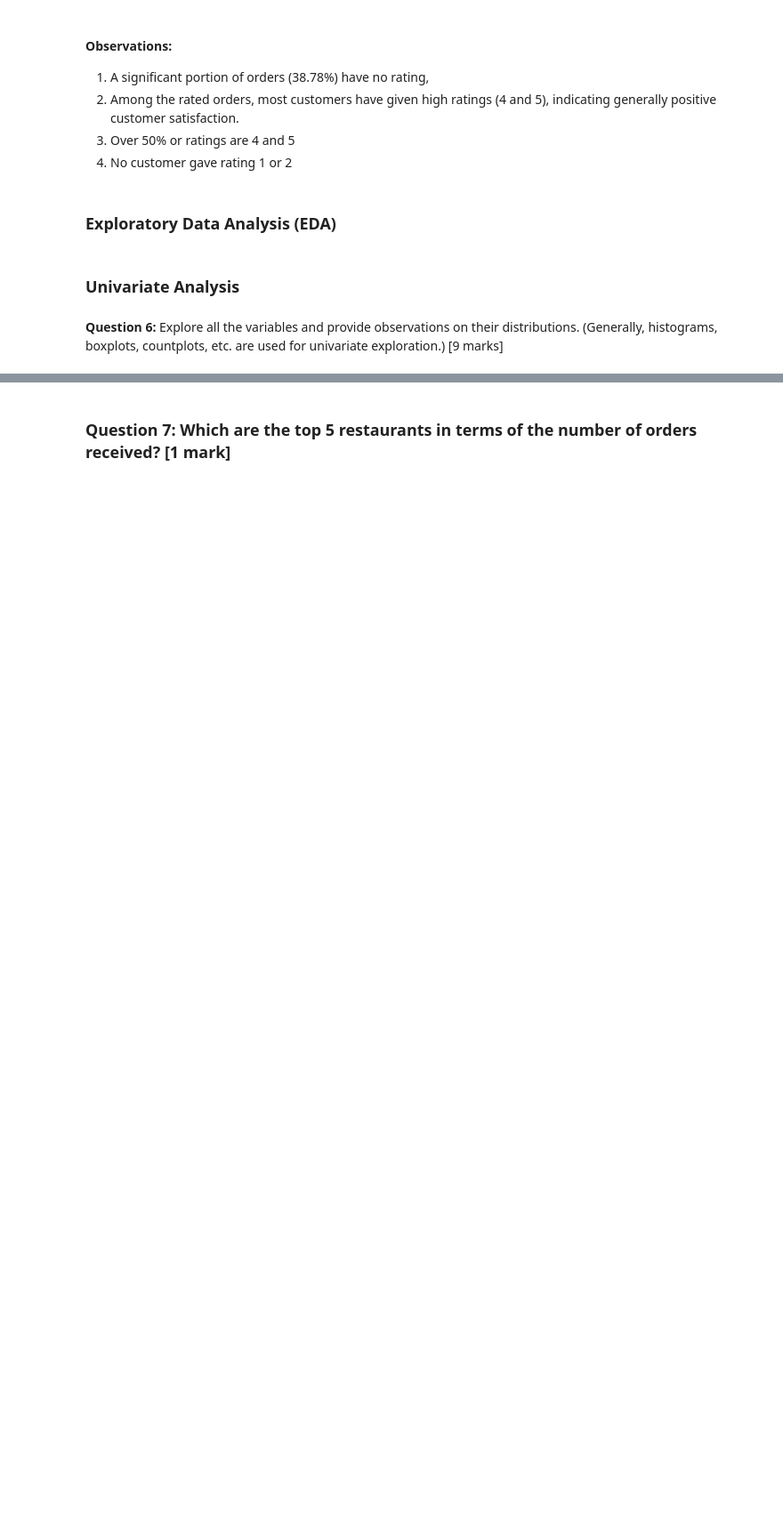
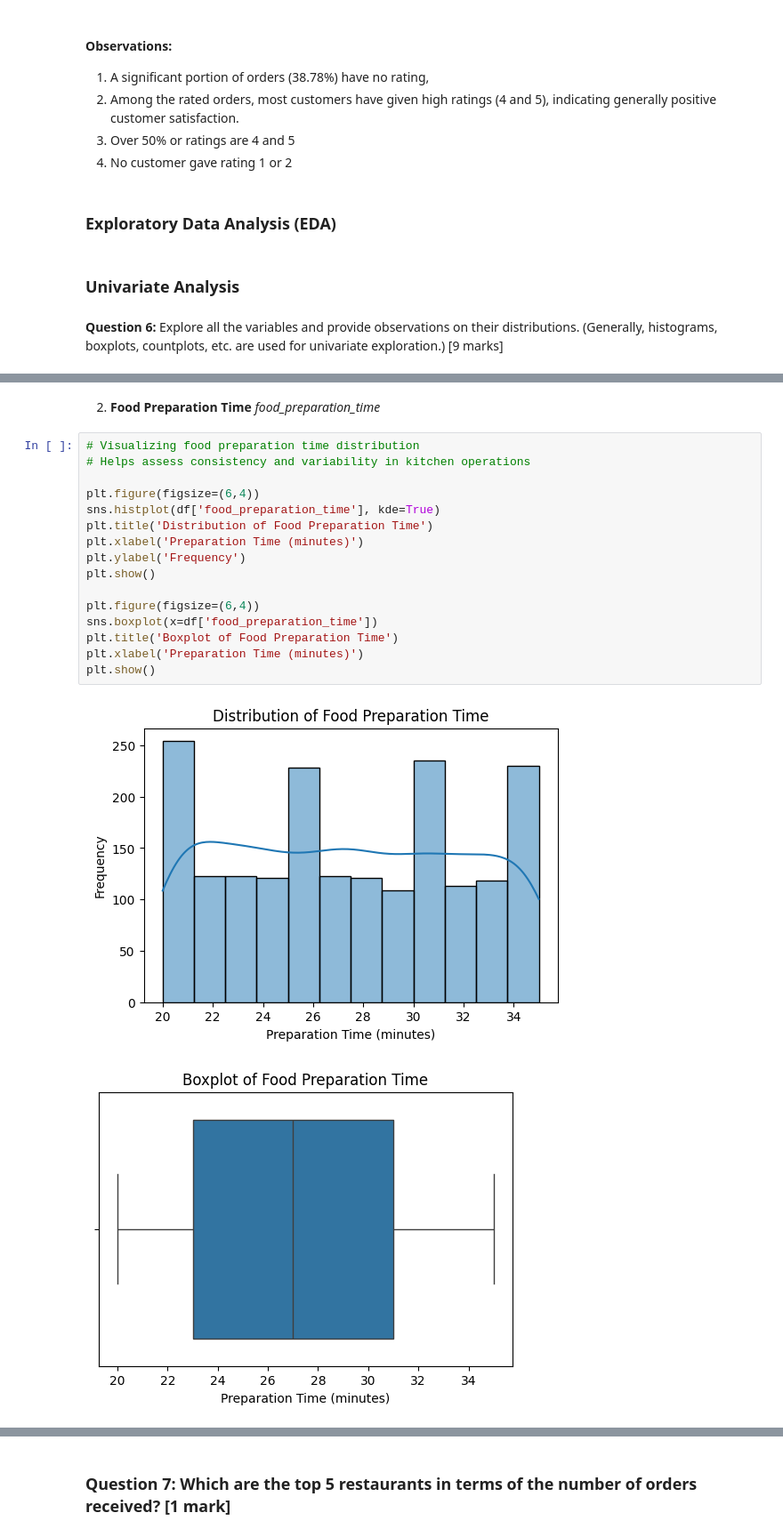
Before and after one commit to click2shivesh/shivesh-uta-aiml-py, a Jupyter notebook: Foodhub-Assignment-DataAnalysis-AIML-Notebook.ipynb, the cells around one changed output, grey strips where cells are left out. Shown at 89% size. Drawn from its saved outputs; the diff is of its cells as text; blank space fills up the shorter version.

```diff
--- a/Foodhub-Assignment-DataAnalysis-AIML-Notebook.ipynb
+++ b/Foodhub-Assignment-DataAnalysis-AIML-Notebook.ipynb
@@ -378,0 +321,21 @@ There are no outliers , the distribution of " order_id" is a normal distribution
+# %% [markdown]
+2. **Food Preparation Time** *food_preparation_time*
+# %%
+# Visualizing food preparation time distribution
+# Helps assess consistency and variability in kitchen operations
+
+plt.figure(figsize=(6,4))
+sns.histplot(df['food_preparation_time'], kde=True)
+plt.title('Distribution of Food Preparation Time')
+plt.xlabel('Preparation Time (minutes)')
+plt.ylabel('Frequency')
+plt.show()
+
+plt.figure(figsize=(6,4))
+sns.boxplot(x=df['food_preparation_time'])
+plt.title('Boxplot of Food Preparation Time')
+plt.xlabel('Preparation Time (minutes)')
+plt.show()
+# %% [output]
+[figure, added]
+[figure, added]
```
Also changed, not shown: parts of 69 cells of this notebook.
